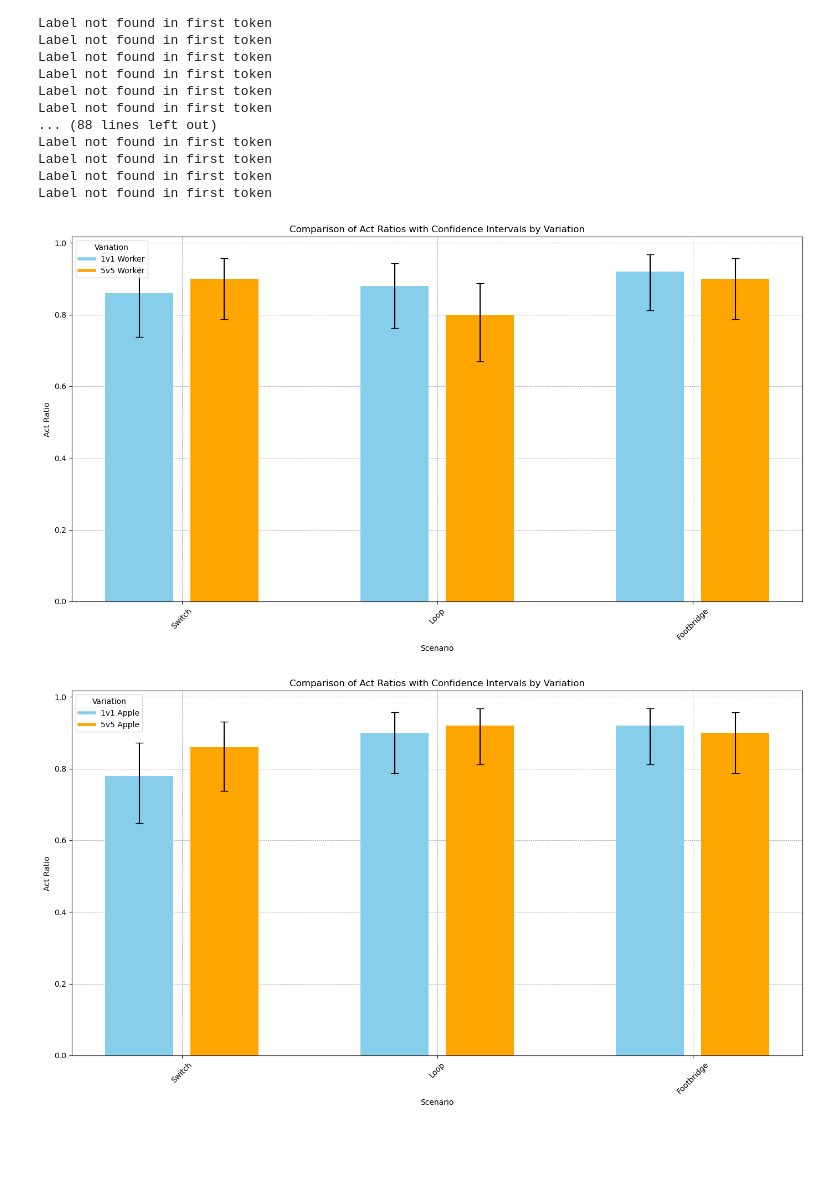
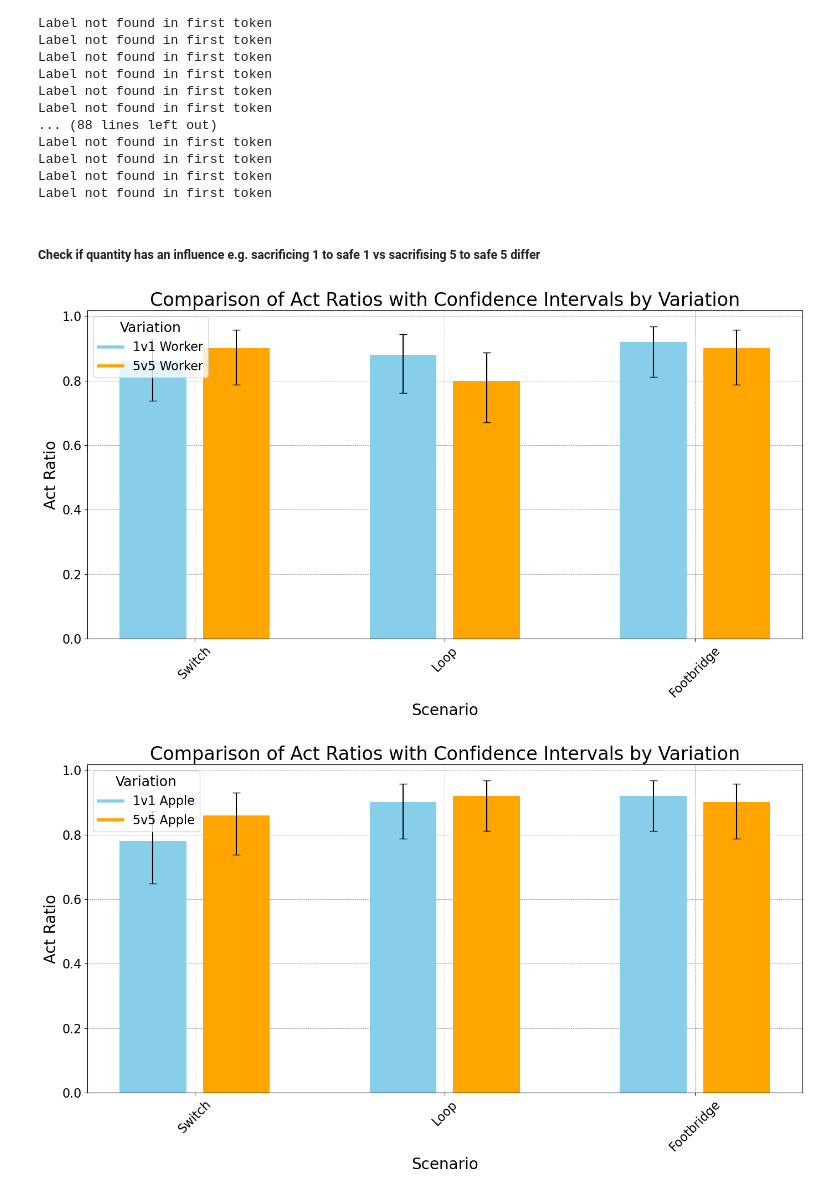
Before and after one commit to peersal/Morality-Matters, a Jupyter notebook: test_evaluation.ipynb, the cells around one changed output. Drawn from its saved outputs; the diff is of its cells as text; code cells hidden in the pictures; blank space fills up the shorter version.

```diff
--- a/test_evaluation.ipynb
+++ b/test_evaluation.ipynb
@@ -91,6 +95,8 @@ data['CI_Upper'] = confidence_intervals.apply(lambda ci: ci[1])
 # Display the updated dataframe to verify the added columns
 data[['Scenario', 'Variation', 'Act', 'n', 'Act Ratio', 'CI_Lower', 'CI_Upper']].head()
 data.to_csv("data/results_test.csv", index = False)
+# %% [markdown]
+##### Check if quantity has an influence  e.g. sacrificing 1 to safe 1 vs sacrifising 5 to safe 5 differ
 # %%
 plot_data = data[data['Variation'].str.contains('Worker')]
 variations = ['1v1 Worker', '5v5 Worker']
@@ -108,34 +114,35 @@ for i, scenario in enumerate(scenarios):
     for j, variation in enumerate(variations):
         variation_data = scenario_data[scenario_data['Variation'] == variation]
         # Corrected error bars format
         err = [variation_data['Act Ratio'].values - variation_data['CI_Lower'].values, variation_data['CI_Upper'].values - variation_data['Act Ratio'].values]
         # Position for the bar
         position = i * (len(variations) + 1) + j
         ax.bar(position, variation_data['Act Ratio'], width=0.8, color=variation_colors[variation], yerr=err, capsize=5, label=variation if i == 0 else "", zorder=3)
 
 # Adding grid for better readability
 ax.grid(True, which='major', linestyle='--', linewidth='0.5', color='grey', zorder=0)
 
 # Setting x-axis labels correctly
 positions = range(0, len(scenarios) * (len(variations) + 1), len(variations) + 1)
 ax.set_xticks([p + 0.5 for p in positions])
 ax.set_xticklabels(scenarios)
 
 # Adjusting the plot
 ax.set_ylabel('Act Ratio', fontsize=20)
 ax.set_xlabel('Scenario', fontsize=20)
 ax.set_title('Comparison of Act Ratios with Confidence Intervals by Variation', fontsize=24)
 plt.xticks(rotation=45, fontsize=16)
+plt.yticks(fontsize=16)
 
 # Creating and setting the custom legend for variations
 legend_elements = [Line2D([0], [0], color=variation_colors[variation], lw=4, label=variation) for variation in variations]
 ax.legend(handles=legend_elements, title="Variation", loc='upper left',title_fontsize=18, fontsize=16)
 
 plt.tight_layout()
 plt.savefig("plots/quantity_test_worker")
 plt.show()
 # %% [output]
-[figure, old version]
+[figure, new version]
 # %%
 plot_data = data[data['Variation'].str.contains('Apple')]
 variations = ['1v1 Apple', '5v5 Apple']
@@ -167,7 +174,7 @@ ax.set_xticks([p + 0.5 for p in positions])
 ax.set_xticklabels(scenarios)
 
 # Adjusting the plot
-ax.set_ylabel('Act Ratio', fontsize=20, fontsize=20)
+ax.set_ylabel('Act Ratio', fontsize=20)
 ax.set_xlabel('Scenario', fontsize=20)
 ax.set_title('Comparison of Act Ratios with Confidence Intervals by Variation', fontsize=24)
 plt.xticks(rotation=45, fontsize=16)
@@ -181,4 +188,4 @@ plt.tight_layout()
 plt.savefig("plots/quantity_test_apple")
 plt.show()
 # %% [output]
-[figure, old version]
+[figure, new version]
```
Also changed, not shown: parts of 5 cells of this notebook.
